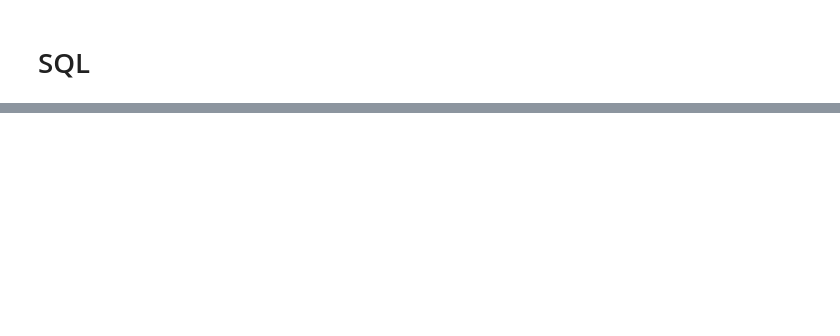
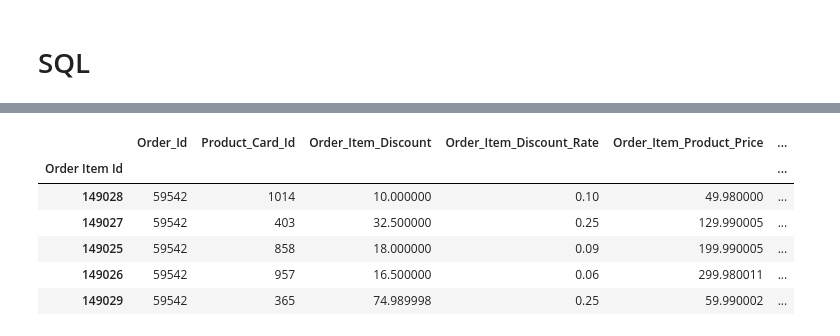
Before and after one commit to luciantin-faks/faks-SPI, a Jupyter notebook: Analiza.ipynb, the cells around one changed output, grey strips where cells are left out. Saved outputs shown, nothing was run; the diff lists cells and outputs as text; code cells hidden in the pictures; blank space fills up the shorter version.

```diff
--- a/Analiza.ipynb
+++ b/Analiza.ipynb
@@ -357,0 +362,10 @@ OperationalError: (MySQLdb._exceptions.OperationalError) (1045, "Access denied f
+# %%
+table_order_item.query("Order_Id == 59542")
+# %% [output]
+|  | Order_Id | Product_Card_Id | Order_Item_Discount | Order_Item_Discount_Rate | Order_Item_Product_Price | ... |
+| Order Item Id |  |  |  |  |  | ... |
+| 149028 | 59542 | 1014 | 10.000000 | 0.10 | 49.980000 | ... |
+| 149027 | 59542 | 403 | 32.500000 | 0.25 | 129.990005 | ... |
+| 149025 | 59542 | 858 | 18.000000 | 0.09 | 199.990005 | ... |
+| 149026 | 59542 | 957 | 16.500000 | 0.06 | 299.980011 | ... |
+| 149029 | 59542 | 365 | 74.989998 | 0.25 | 59.990002 | ... |
```
Also changed, not shown: parts of 9 cells of this notebook, 16 other files.
